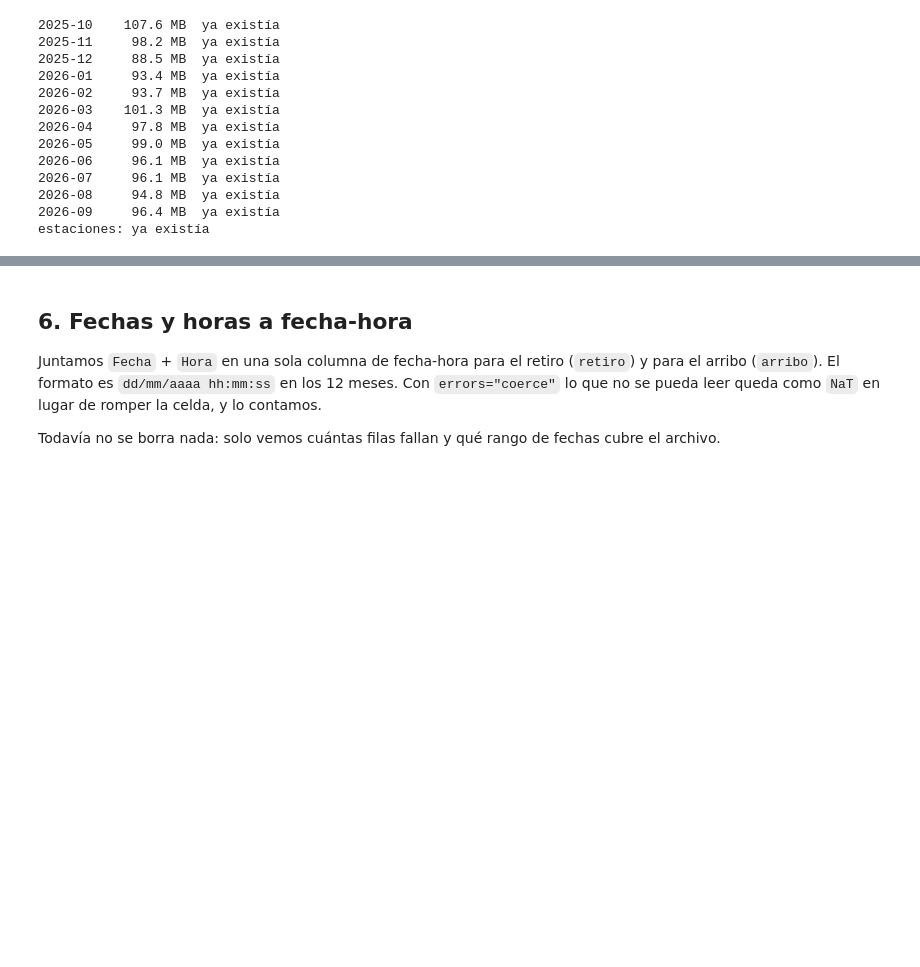
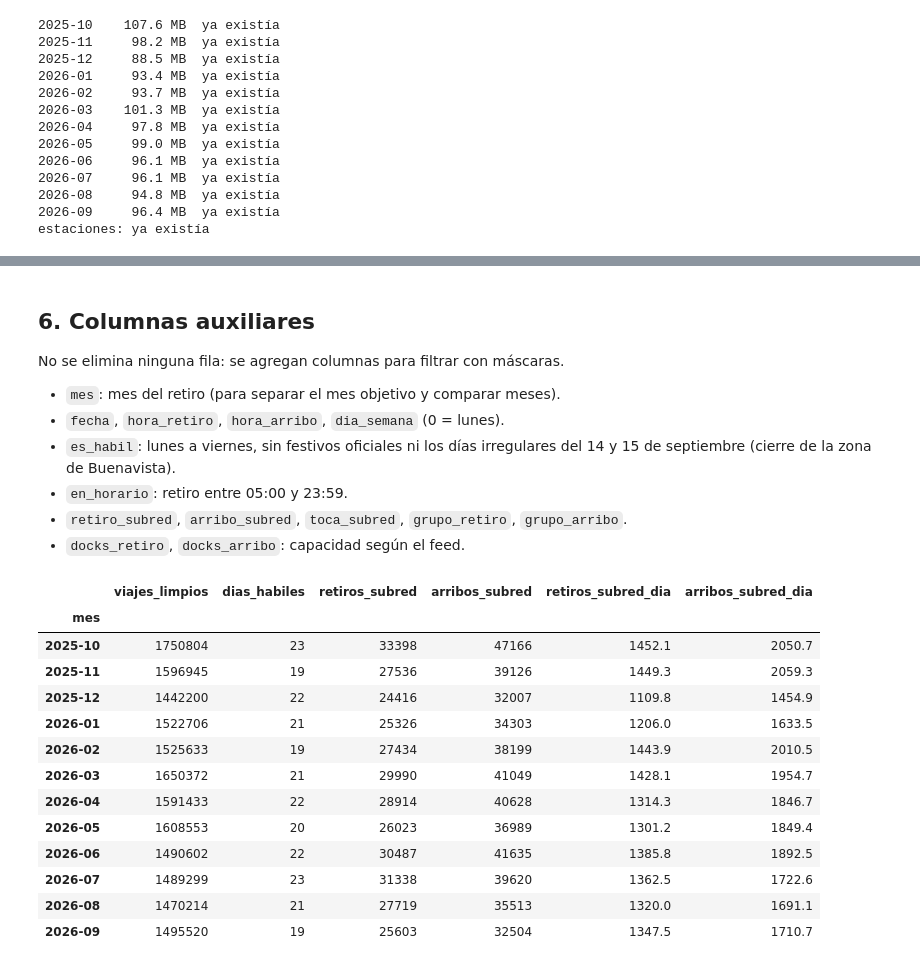
Before and after one commit to roquemorales22u/ECOBICI---STOCHASTIC---OPTIMIZATION, a Jupyter notebook: data_cleaning.ipynb, the cells around one changed output, grey strips where cells are left out. Drawn from its saved outputs; the diff is of its cells as text; code cells hidden in the pictures; blank space fills up the shorter version.

```diff
--- a/data_cleaning.ipynb
+++ b/data_cleaning.ipynb
@@ -207,17 +289,61 @@ resumen_meses
 # %% [markdown]
-## 6. Fechas y horas a fecha-hora
+## 6. Columnas auxiliares
 
-Juntamos `Fecha` + `Hora` en una sola columna de fecha-hora para el retiro (`retiro`) y para el arribo (`arribo`). El formato es `dd/mm/aaaa hh:mm:ss` en los 12 meses. Con `errors="coerce"` lo que no se pueda leer queda como `NaT` en lugar de romper la celda, y lo contamos.
+No se elimina ninguna fila: se agregan columnas para filtrar con máscaras.
 
-Todavía no se borra nada: solo vemos cuántas filas fallan y qué rango de fechas cubre el archivo.
+- `mes`: mes del retiro (para separar el mes objetivo y comparar meses).
+- `fecha`, `hora_retiro`, `hora_arribo`, `dia_semana` (0 = lunes).
+- `es_habil`: lunes a viernes, sin festivos oficiales ni los días irregulares del 14 y 15 de septiembre (cierre de la zona de Buenavista).
+- `en_horario`: retiro entre 05:00 y 23:59.
+- `retiro_subred`, `arribo_subred`, `toca_subred`, `grupo_retiro`, `grupo_arribo`.
+- `docks_retiro`, `docks_arribo`: capacidad según el feed.
 # %%
-FORMATO = "%d/%m/%Y %H:%M:%S"
+FESTIVOS = pd.to_datetime(["2025-11-17", "2025-12-25", "2026-01-01", "2026-02-02",
+                           "2026-03-16", "2026-05-01", "2026-09-16"])
+DIAS_IRREGULARES = pd.to_datetime(["2026-09-14", "2026-09-15"])
 
-df["retiro"] = pd.to_datetime(df["Fecha_Retiro"] + " " + df["Hora_Retiro"], format=FORMATO, errors="coerce")
-df["arribo"] = pd.to_datetime(df["Fecha_Arribo"] + " " + df["Hora_Arribo"], format=FORMATO, errors="coerce")
+df["mes"] = df["retiro"].dt.strftime("%Y-%m").astype("category")
+df["fecha"] = df["retiro"].dt.normalize()
+df["hora_retiro"] = df["retiro"].dt.hour.astype("int8")
+df["hora_arribo"] = df["arribo"].dt.hour.astype("int8")
+df["dia_semana"] = df["retiro"].dt.day_of_week.astype("int8")
 
-pd.DataFrame({
-    "no_convertidas": df[["retiro", "arribo"]].isna().sum(),
-    "minimo": df[["retiro", "arribo"]].min(),
-    "maximo": df[["retiro", "arribo"]].max(),
+df["es_habil"] = (df["dia_semana"] < 5) & ~df["fecha"].isin(FESTIVOS) & ~df["fecha"].isin(DIAS_IRREGULARES)
+df["en_horario"] = df["hora_retiro"].between(5, 23)
+
+df["retiro_subred"] = df[COL_RETIRO].isin(SUBRED)
+df["arribo_subred"] = df[COL_ARRIBO].isin(SUBRED)
+df["toca_subred"] = df["retiro_subred"] | df["arribo_subred"]
+df["grupo_retiro"] = df[COL_RETIRO].astype(str).map(SUBRED).fillna("Fuera").astype("category")
+df["grupo_arribo"] = df[COL_ARRIBO].astype(str).map(SUBRED).fillna("Fuera").astype("category")
+
+capacidad = estaciones.set_index("short_name")["capacity"]
+df["docks_retiro"] = df[COL_RETIRO].astype(str).map(capacidad).astype("int16")
+df["docks_arribo"] = df[COL_ARRIBO].astype(str).map(capacidad).astype("int16")
+
+# Resumen por mes: insumo de los factores de escenario
+habil = df.es_habil & df.en_horario
+resumen_meses = pd.DataFrame({
+    "viajes_limpios": df.groupby("mes", observed=True).size(),
+    "dias_habiles": df[df.es_habil].groupby("mes", observed=True)["fecha"].nunique(),
+    "retiros_subred": df[habil & df.retiro_subred].groupby("mes", observed=True).size(),
+    "arribos_subred": df[habil & df.arribo_subred].groupby("mes", observed=True).size(),
 })
+resumen_meses["retiros_subred_dia"] = (resumen_meses.retiros_subred / resumen_meses.dias_habiles).round(1)
+resumen_meses["arribos_subred_dia"] = (resumen_meses.arribos_subred / resumen_meses.dias_habiles).round(1)
+resumen_meses
+# %% [output]
+|  | viajes_limpios | dias_habiles | retiros_subred | arribos_subred | retiros_subred_dia | arribos_subred_dia |
+| mes |  |  |  |  |  |  |
+| 2025-10 | 1750804 | 23 | 33398 | 47166 | 1452.1 | 2050.7 |
+| 2025-11 | 1596945 | 19 | 27536 | 39126 | 1449.3 | 2059.3 |
+| 2025-12 | 1442200 | 22 | 24416 | 32007 | 1109.8 | 1454.9 |
+| 2026-01 | 1522706 | 21 | 25326 | 34303 | 1206.0 | 1633.5 |
+| 2026-02 | 1525633 | 19 | 27434 | 38199 | 1443.9 | 2010.5 |
+| 2026-03 | 1650372 | 21 | 29990 | 41049 | 1428.1 | 1954.7 |
+| 2026-04 | 1591433 | 22 | 28914 | 40628 | 1314.3 | 1846.7 |
+| 2026-05 | 1608553 | 20 | 26023 | 36989 | 1301.2 | 1849.4 |
+| 2026-06 | 1490602 | 22 | 30487 | 41635 | 1385.8 | 1892.5 |
+| 2026-07 | 1489299 | 23 | 31338 | 39620 | 1362.5 | 1722.6 |
+| 2026-08 | 1470214 | 21 | 27719 | 35513 | 1320.0 | 1691.1 |
+| 2026-09 | 1495520 | 19 | 25603 | 32504 | 1347.5 | 1710.7 |
```
Also changed, not shown: parts of 17 cells of this notebook, 1 other file.
